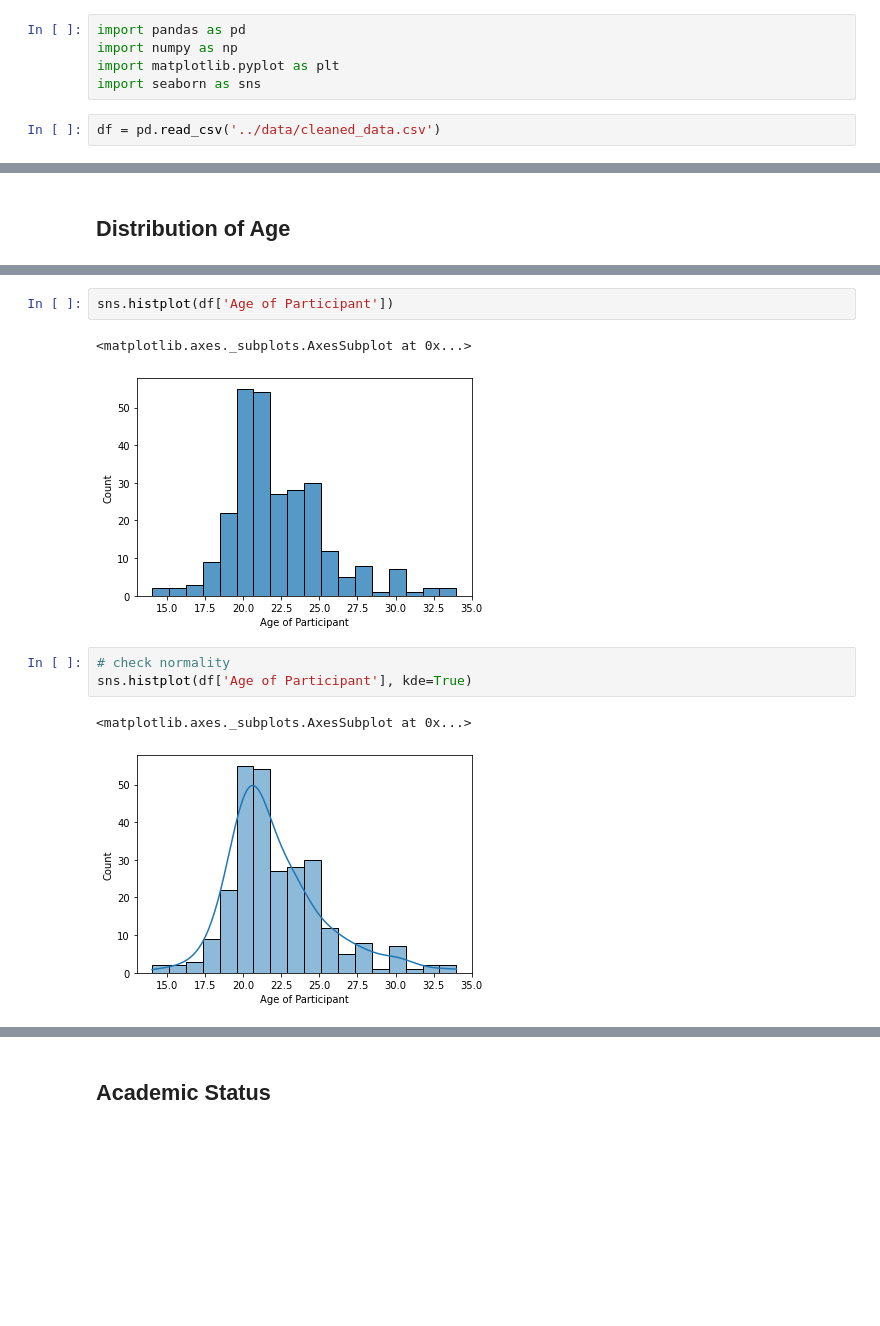
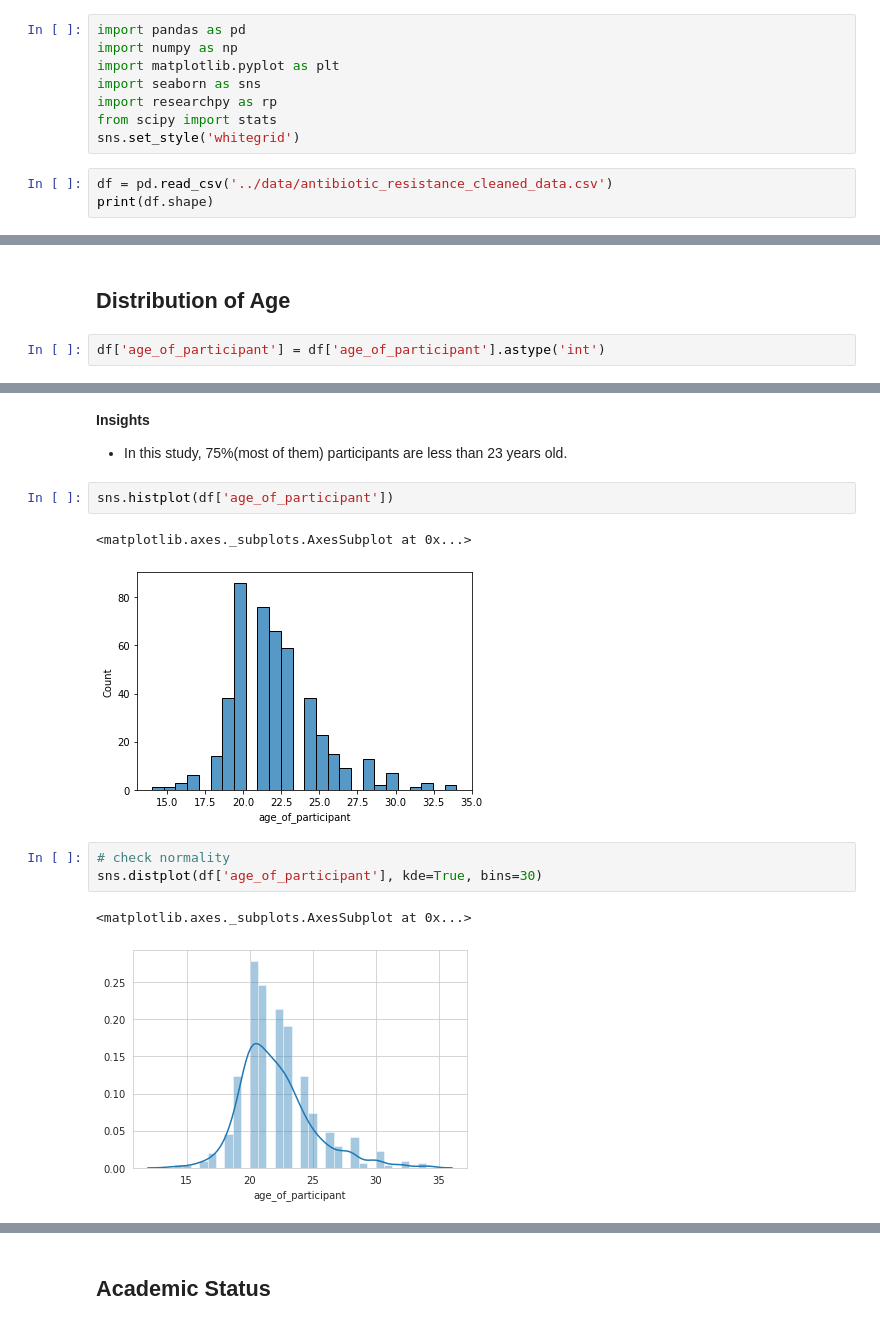
Before and after one commit to chiralbd/Antibiotics-Registance, a Jupyter notebook: code/Analyzing Questionnaire.ipynb, the cells around one changed output, grey strips where cells are left out. Saved outputs shown, nothing was run; the diff lists cells and outputs as text; blank space fills up the shorter version.

Commit message:
data cleaning end

```diff
--- a/code/Analyzing Questionnaire.ipynb
+++ b/code/Analyzing Questionnaire.ipynb
@@ -3,5 +5,9 @@ import pandas as pd
 import numpy as np
 import matplotlib.pyplot as plt
 import seaborn as sns
+import researchpy as rp
+from scipy import stats
+sns.set_style('whitegrid')
 # %%
-df = pd.read_csv('../data/cleaned_data.csv')
+df = pd.read_csv('../data/antibiotic_resistance_cleaned_data.csv')
+print(df.shape)
@@ -44,4 +252,6 @@ df.shape
 # %% [markdown]
 ## Distribution of Age
+# %%
+df['age_of_participant'] = df['age_of_participant'].astype('int')
 # %%
 # Median age of participant
@@ -64,11 +274,15 @@ Name: Age of Participant, dtype: float64
+# %% [markdown]
+__Insights__
+
+- In this study, 75%(most of them) participants are less than 23 years old.
 # %%
-sns.histplot(df['Age of Participant'])
+sns.histplot(df['age_of_participant'])
 # %% [output]
 <matplotlib.axes._subplots.AxesSubplot at 0x...>
-[figure, old version]
+[figure, new version]
 # %%
 # check normality
-sns.histplot(df['Age of Participant'], kde=True)
+sns.distplot(df['age_of_participant'], kde=True, bins=30)
 # %% [output]
 <matplotlib.axes._subplots.AxesSubplot at 0x...>
-[figure, old version]
+[figure, new version]
```
Also changed, not shown: parts of 109 cells of this notebook, 12 other files.
